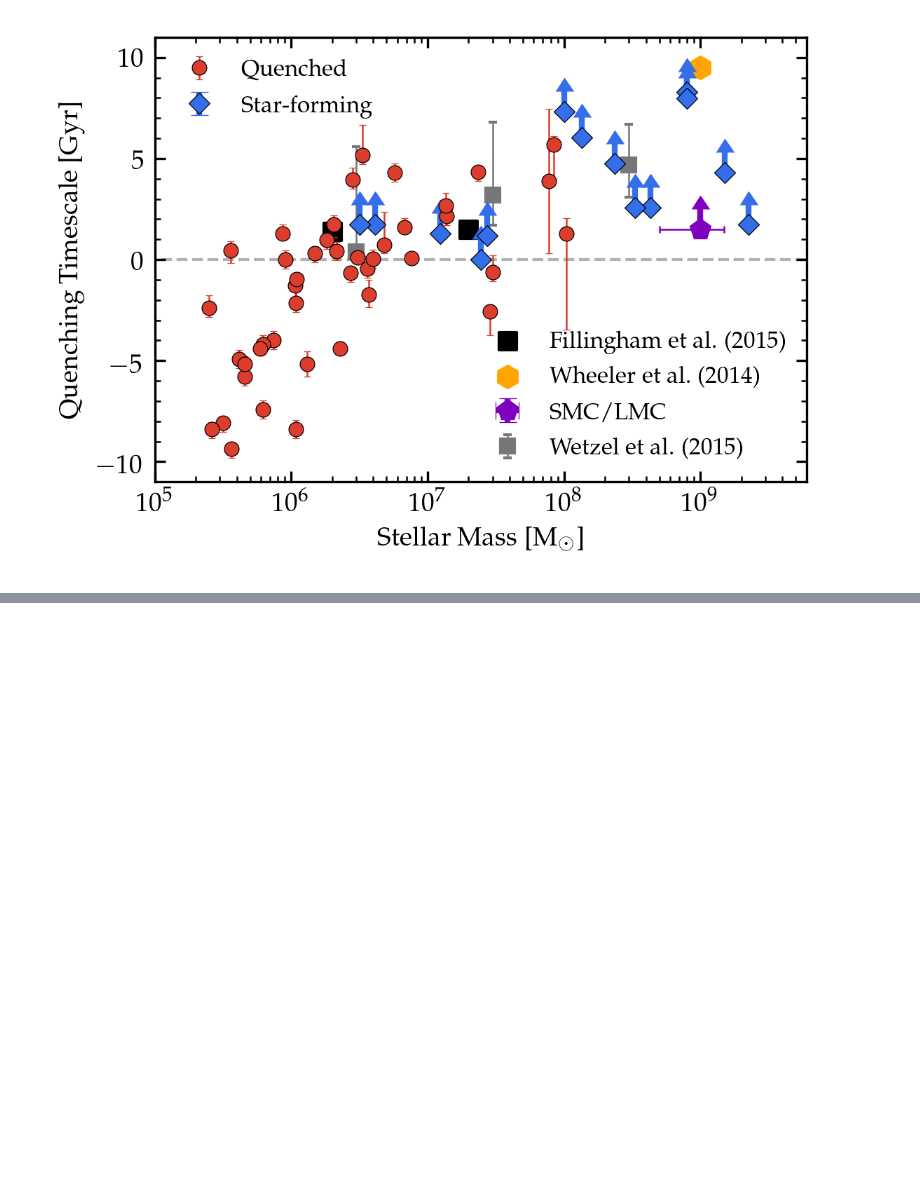
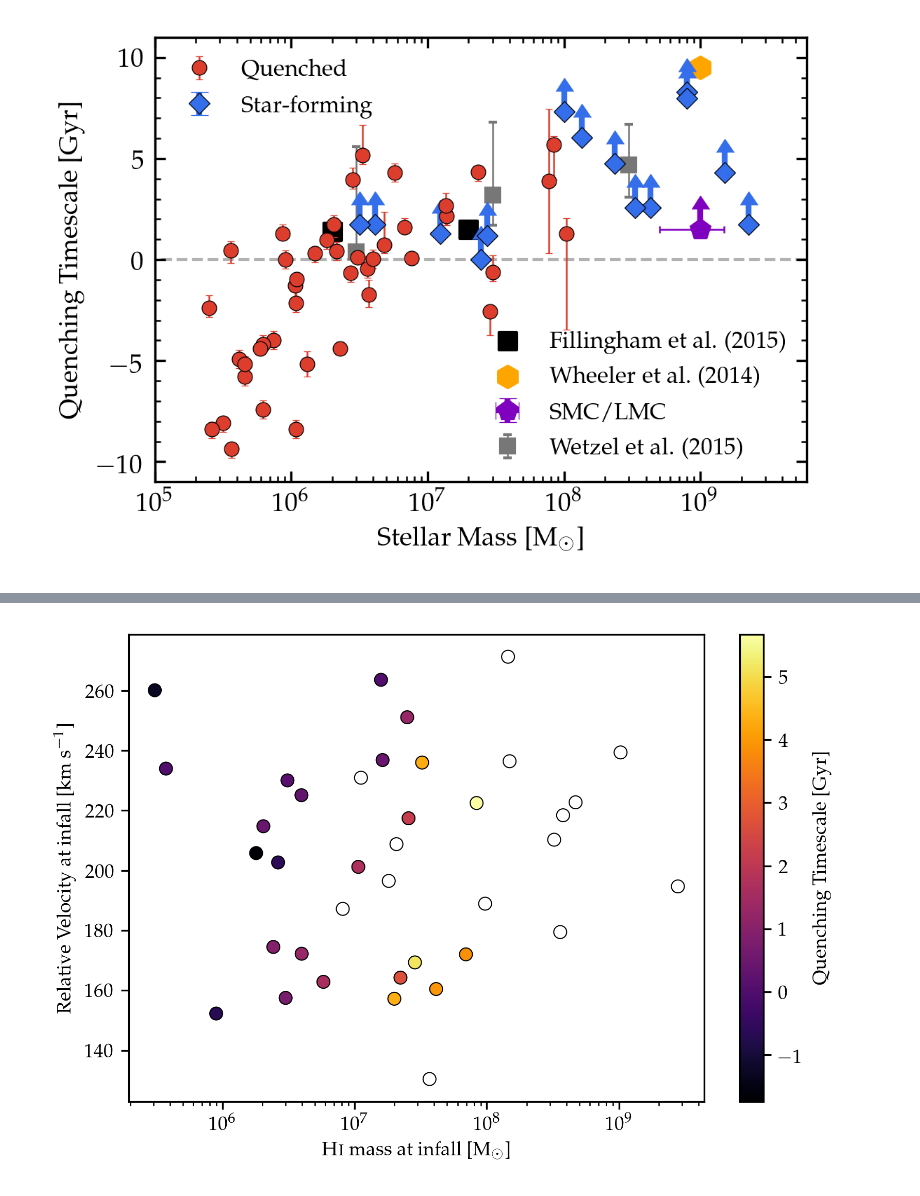
Before and after one commit to hollisakins/Justice_League_Code, a Jupyter notebook: Analysis/QuenchingTimescales/SFR_Quenching_Times.ipynb, the cells around one changed output, grey strips where cells are left out. Cells and saved outputs as stored; diff of their text form; code cells hidden in the pictures; blank space fills up the shorter version.

```diff
--- a/Analysis/QuenchingTimescales/SFR_Quenching_Times.ipynb
+++ b/Analysis/QuenchingTimescales/SFR_Quenching_Times.ipynb
@@ -591,0 +709,36 @@ plt.show()
+# %%
+data = read_infall_properties()
+q = data[(data.tquench < 9.5)&(data.timescale > -2)] # select only satellites that quench *environmentally*
+# this may not be what we want to do in the end, but it certainly is helpful as I make the plots to reduce the *noise* i'm seeing
+quenched = np.array(data.quenched,dtype=bool)
+sf = data[~quenched]
+data = q.append(sf)
+
+
+quenched = np.array(data.quenched,dtype=bool)
+M_HI_at_infall = np.array(data.M_HI_at_infall)
+M_gas_at_infall = np.array(data.M_gas_at_infall)
+v_r = np.array(data.v_rel)
+timescale = np.array(data.timescale)
+tinfall = np.array(data.tinfall)
+timescale[~quenched] = tinfall[~quenched]
+
+
+fig, ax = plt.subplots(1,1,figsize=(6,4),dpi=300)
+
+im = ax.scatter(M_HI_at_infall[quenched], v_r[quenched], c=timescale[quenched], cmap='inferno', ec='k', lw=0.5, zorder=2)
+ax.scatter(M_HI_at_infall[~quenched], v_r[~quenched], fc='none', ec='k', lw=0.5, zorder=2)
+# ax2.errorbar(sf.M_HI_at_infall, sf.tinfall, fmt='none', yerr=0.3, lolims=True, zorder=1, ecolor='k')
+
+fig.colorbar(im, ax = ax, label='Quenching Timescale [Gyr]')
+
+# plt.scatter(x[~quenched], tinfall[~quenched], c='b')
+
+ax.semilogx()
+ax.set_xlabel(r'$\textsc{Hi}$ mass at infall [$\mathrm{M}_\odot$]')
+ax.set_ylabel(r'Relative Velocity at infall [km s$^{-1}$]')
+
+
+plt.show()
+# %% [output]
+[figure, added]
```
Also changed, not shown: parts of 14 cells of this notebook, 28 other files.
